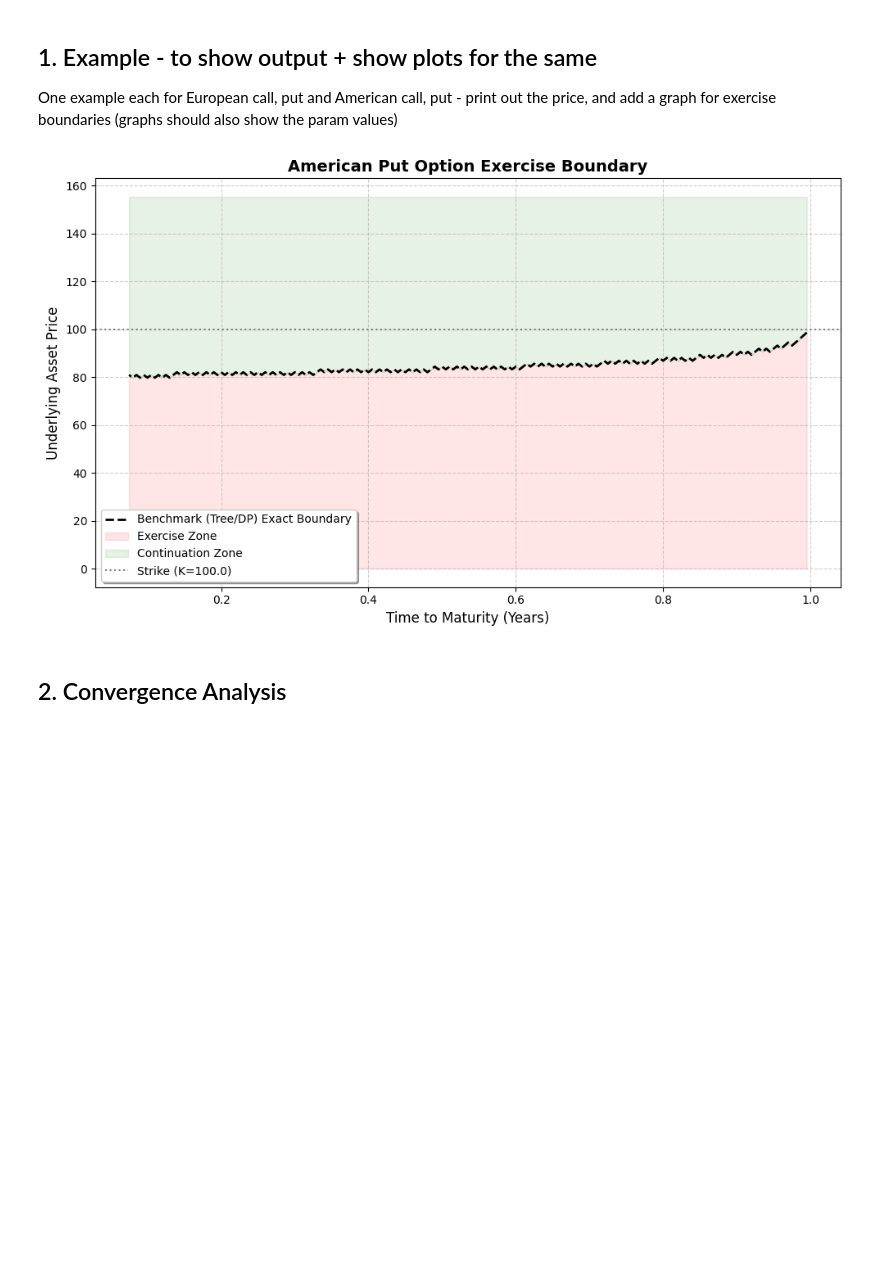
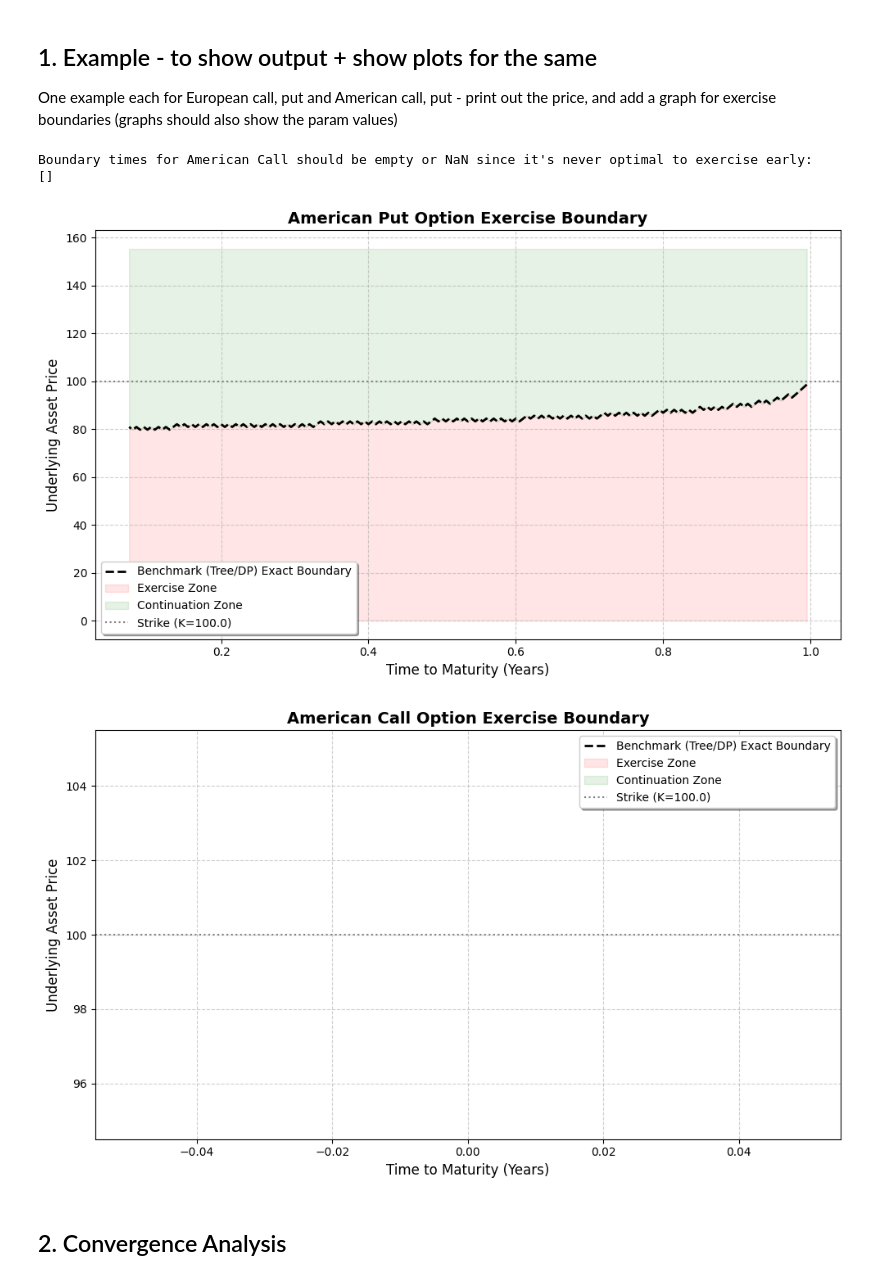
Before and after one commit to Sakii0912/Options_Pricing_Engine, a Jupyter notebook: notebooks/BSM_Binomial.ipynb, the cells around one changed output. Cells and saved outputs as stored; diff of their text form; code cells hidden in the pictures; blank space fills up the shorter version.

```diff
--- a/notebooks/BSM_Binomial.ipynb
+++ b/notebooks/BSM_Binomial.ipynb
@@ -34,11 +34,19 @@ One example each for European call, put and American call, put - print out the p
 # %%
 eur_call_example = Pricer.price(eur_call, market_no_div, engine='bsm')
 am_put_example = Pricer.price(am_put, market_no_div, engine='binomial', steps=200)
 am_call_example = Pricer.price(am_call, market_no_div, engine='binomial', steps=200)
 
+
+print("Boundary times for American Call should be empty or NaN since it's never optimal to exercise early:")
+print(am_call_example.boundary_times)
+
 plot_exercise_boundary_binomial_bsm(am_put, am_put_example, title="American Put Option Exercise Boundary")
+plot_exercise_boundary_binomial_bsm(am_call, am_call_example, title="American Call Option Exercise Boundary")
 # %% [output]
+Boundary times for American Call should be empty or NaN since it's never optimal to exercise early:
+[]
 [figure]
+[figure, added]
 # %% [markdown]
 ## 2. Convergence Analysis
 # %% [markdown]
```
Also changed, not shown: parts of 2 cells of this notebook, 5 other files.
